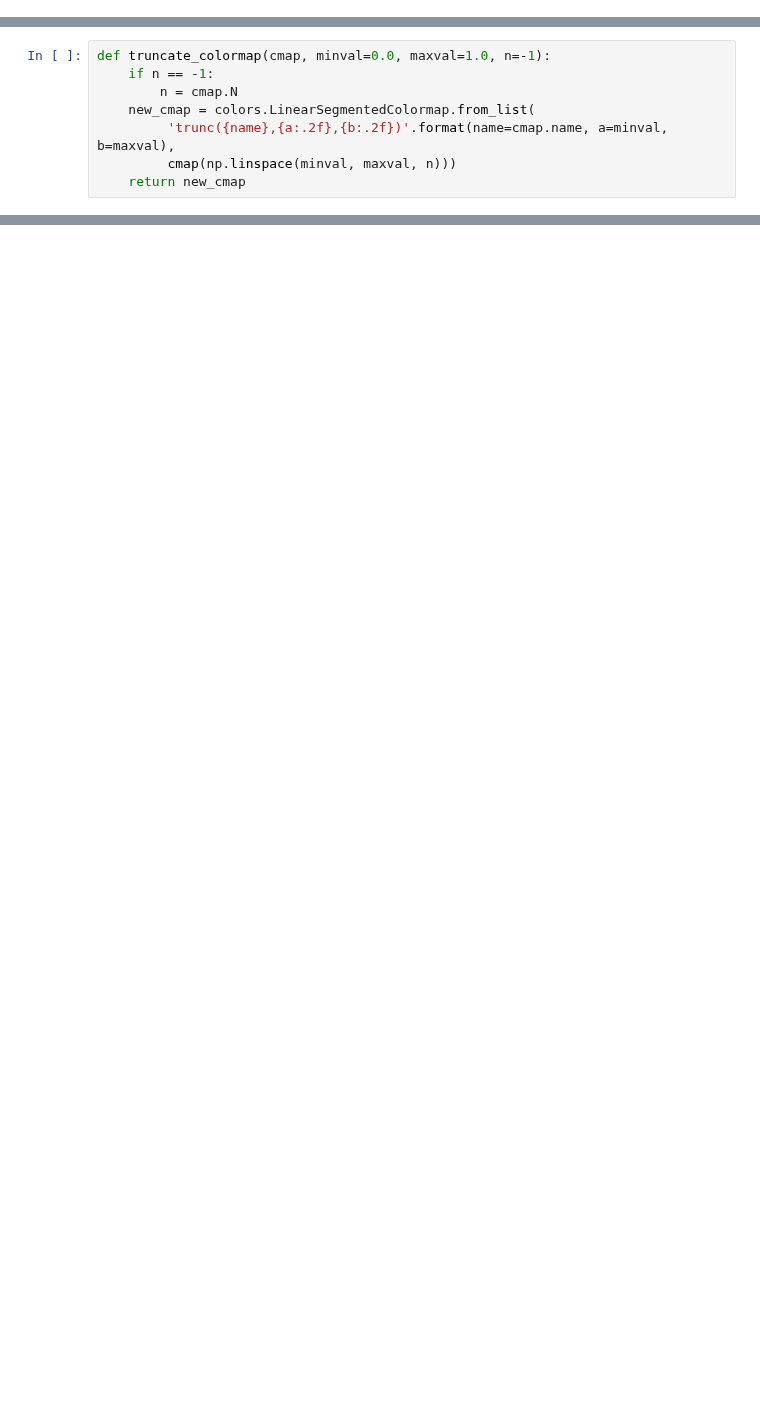
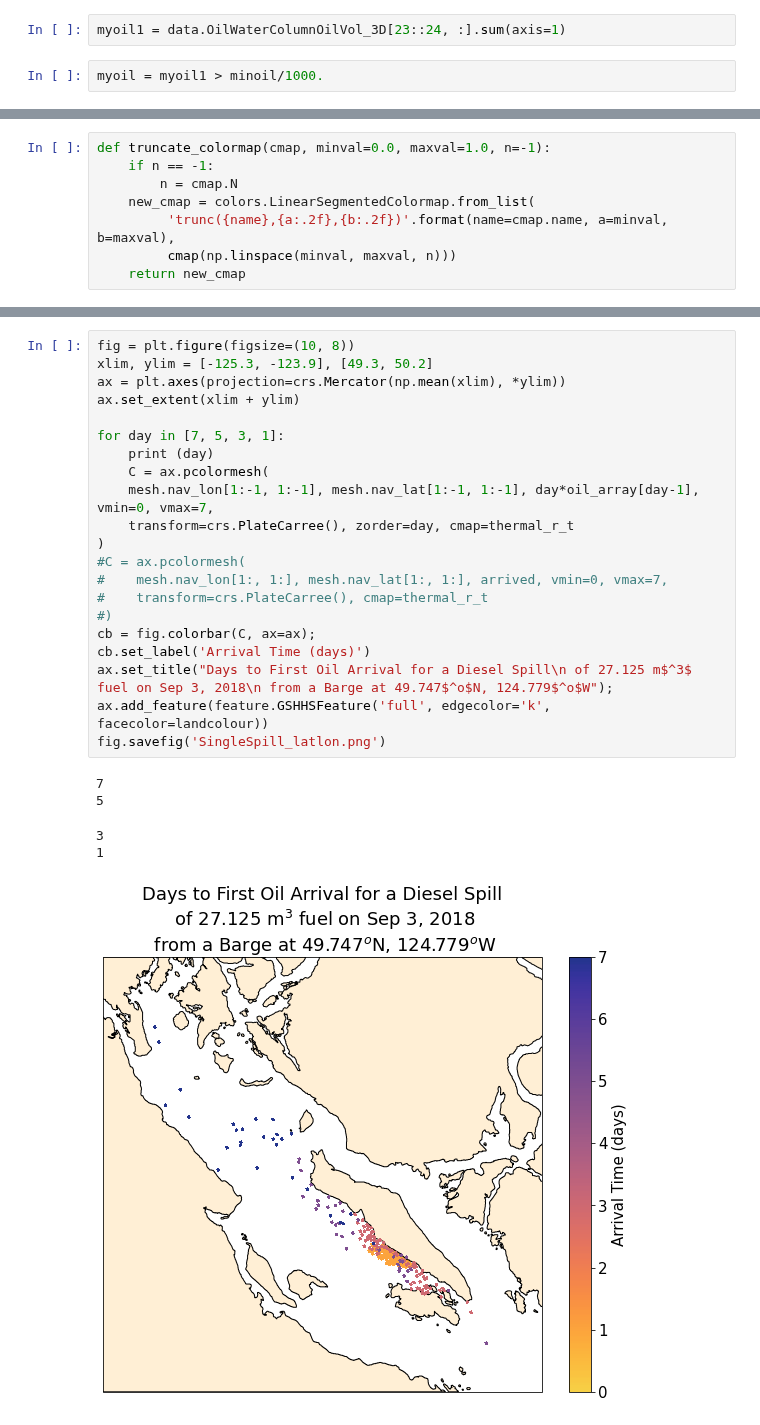
Before and after one commit to MIDOSS/Visualization, a Jupyter notebook: OilingTime-LonLat.ipynb, the cells around one changed output, grey strips where cells are left out. Saved outputs shown, nothing was run; the diff lists cells and outputs as text; blank space fills up the shorter version.

```diff
--- a/OilingTime-LonLat.ipynb
+++ b/OilingTime-LonLat.ipynb
@@ -22 +24,5 @@ data = xr.open_dataset('/data/sallen/results/MIDOSS/Monte_Carlo/Lagrangian_diese
+# %%
+myoil1 = data.OilWaterColumnOilVol_3D[23::24, :].sum(axis=1)
+# %%
+myoil = myoil1 > minoil/1000.
 # %%
@@ -98 +106,28 @@ thermal_r_t = truncate_colormap(cm.thermal_r, minColor, maxColor)
 #thermal_r_t.set_bad('k')
+# %%
+fig = plt.figure(figsize=(10, 8))
+xlim, ylim = [-125.3, -123.9], [49.3, 50.2]
+ax = plt.axes(projection=crs.Mercator(np.mean(xlim), *ylim))
+ax.set_extent(xlim + ylim)
+
+for day in [7, 5, 3, 1]:
+    print (day)
+    C = ax.pcolormesh(
+    mesh.nav_lon[1:-1, 1:-1], mesh.nav_lat[1:-1, 1:-1], day*oil_array[day-1], vmin=0, vmax=7,
+    transform=crs.PlateCarree(), zorder=day, cmap=thermal_r_t
+)
+#C = ax.pcolormesh(
+#    mesh.nav_lon[1:, 1:], mesh.nav_lat[1:, 1:], arrived, vmin=0, vmax=7,
+#    transform=crs.PlateCarree(), cmap=thermal_r_t
+#)
+cb = fig.colorbar(C, ax=ax);
+cb.set_label('Arrival Time (days)')
+ax.set_title("Days to First Oil Arrival for a Diesel Spill\n of 27.125 m$^3$ fuel on Sep 3, 2018\n from a Barge at 49.747$^o$N, 124.779$^o$W");
+ax.add_feature(feature.GSHHSFeature('full', edgecolor='k', facecolor=landcolour))
+fig.savefig('SingleSpill_latlon.png')
+# %% [output]
+7
+5
+3
+1
+[figure, added]
```
Also changed, not shown: parts of 9 cells of this notebook, 7 other files.
